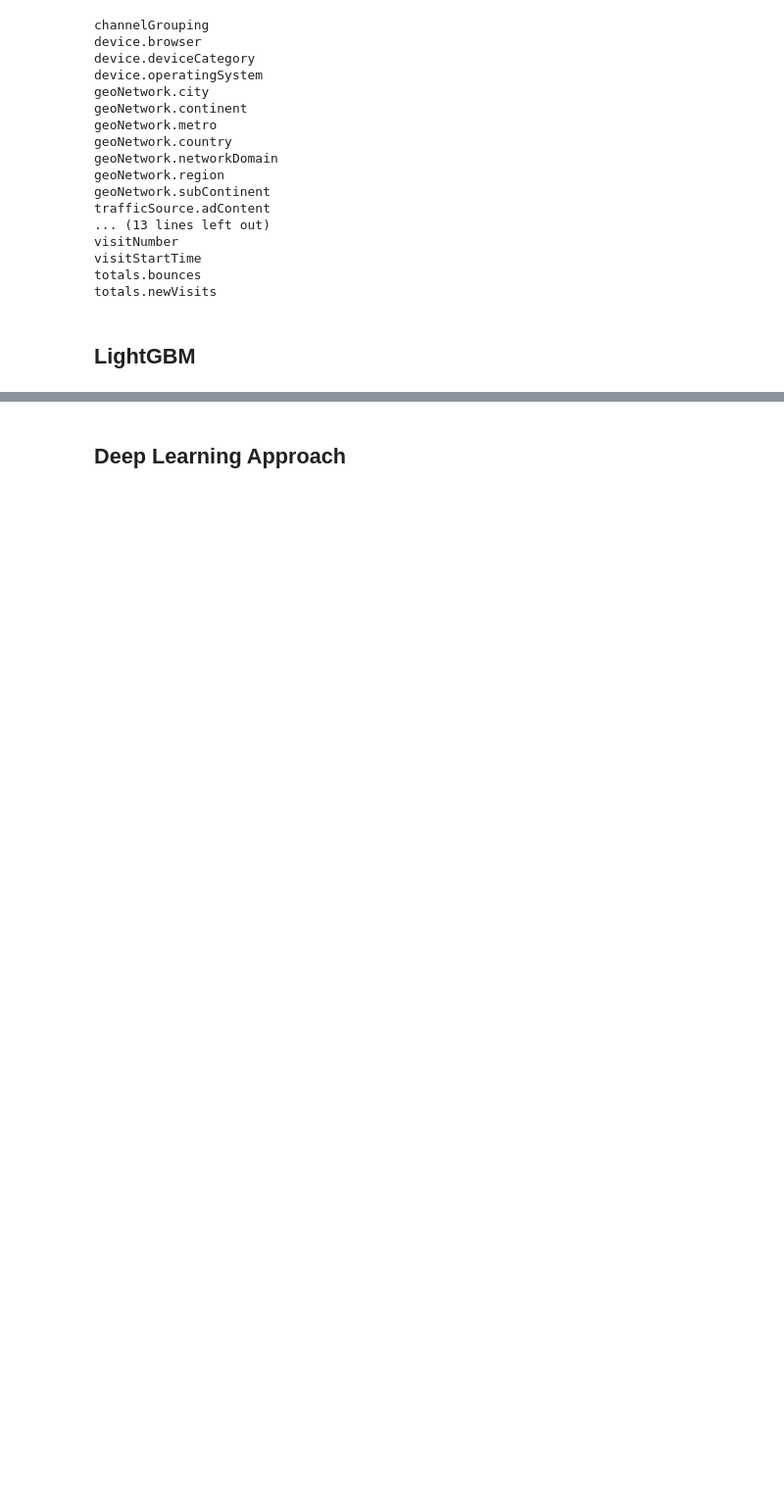
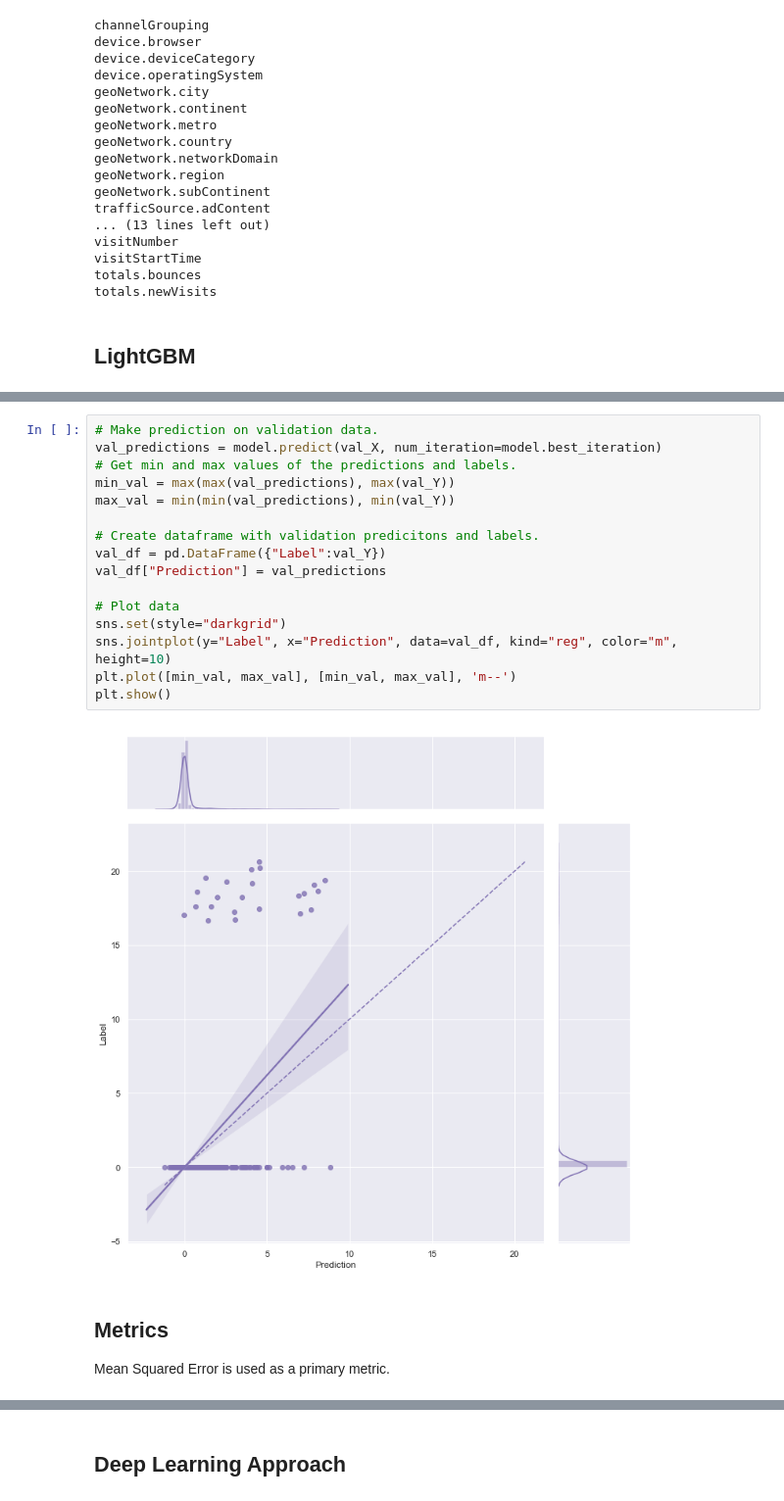
Before and after one commit to dankolesnikov/google-revenue-prediction, a Jupyter notebook: Google Revenue Prediction.ipynb, the cells around one changed output, grey strips where cells are left out. Shown at 98% size. Saved outputs shown, nothing was run; the diff lists cells and outputs as text; blank space fills up the shorter version.

```diff
--- a/Google Revenue Prediction.ipynb
+++ b/Google Revenue Prediction.ipynb
@@ -347,0 +400,22 @@ Early stopping, best iteration is:
+# %%
+# Make prediction on validation data.
+val_predictions = model.predict(val_X, num_iteration=model.best_iteration)
+# Get min and max values of the predictions and labels.
+min_val = max(max(val_predictions), max(val_Y))
+max_val = min(min(val_predictions), min(val_Y))
+
+# Create dataframe with validation predicitons and labels.
+val_df = pd.DataFrame({"Label":val_Y})
+val_df["Prediction"] = val_predictions
+
+# Plot data
+sns.set(style="darkgrid")
+sns.jointplot(y="Label", x="Prediction", data=val_df, kind="reg", color="m", height=10)
+plt.plot([min_val, max_val], [min_val, max_val], 'm--')
+plt.show()
+# %% [output]
+[figure, added]
+# %% [markdown]
+## Metrics
+
+Mean Squared Error is used as a primary metric.
```
Also changed, not shown: parts of 31 cells of this notebook.
